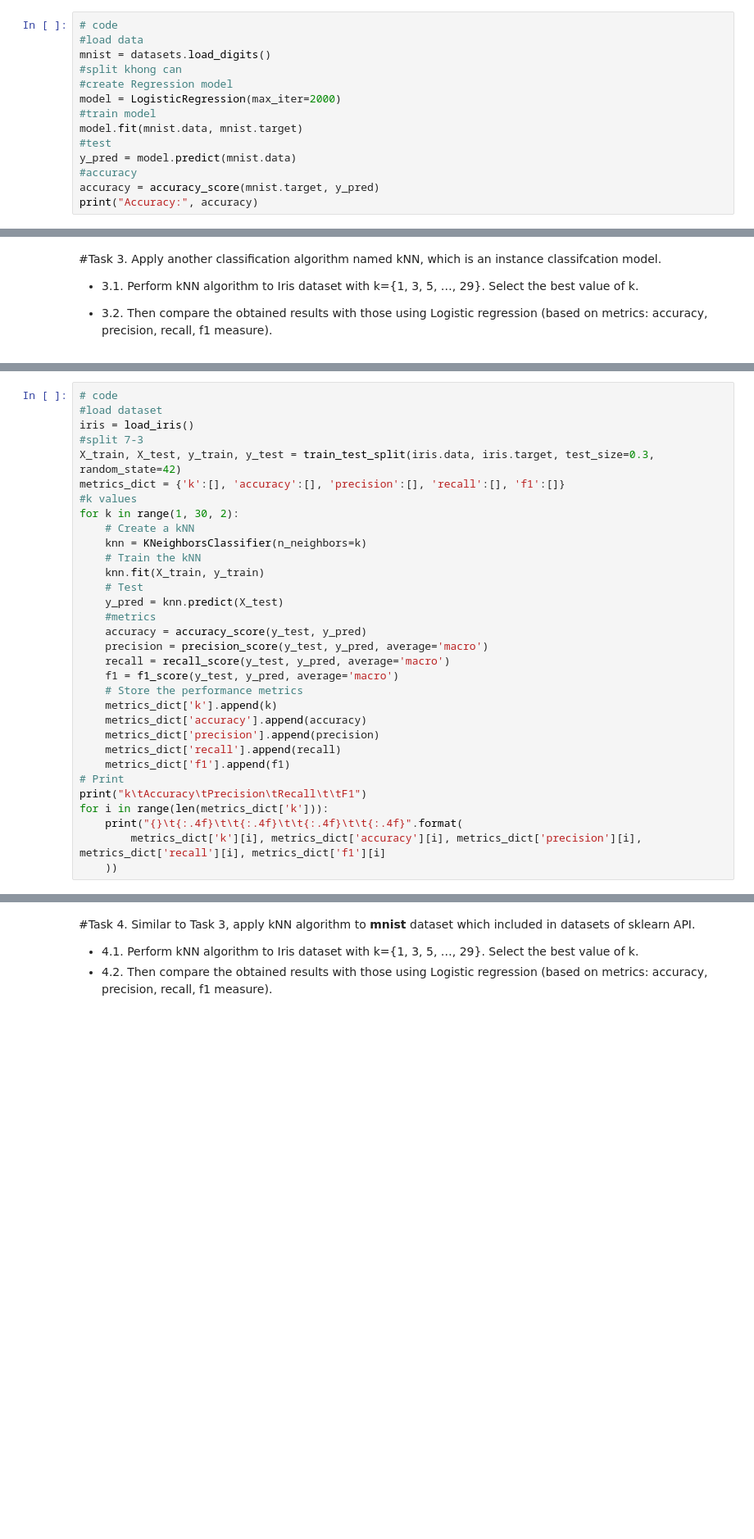
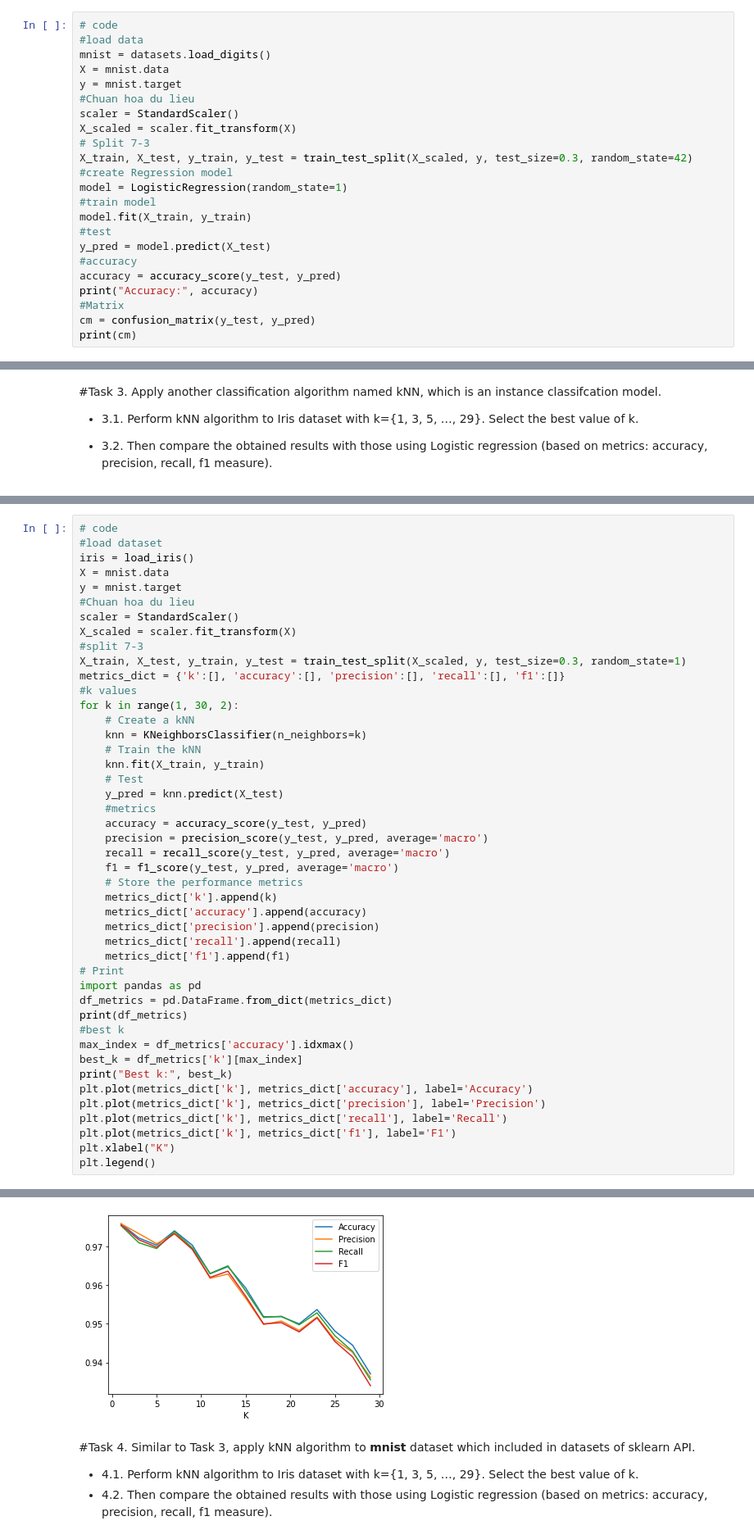
Before and after one commit to NguyenDacCuong2604/ML, a Jupyter notebook: Lab_4_20130215_NguyenDacCuong.ipynb, the cells around one changed output, grey strips where cells are left out. Shown at 82% size. Drawn from its saved outputs; the diff is of its cells as text; blank space fills up the shorter version.

```diff
--- a/Lab_4_20130215_NguyenDacCuong.ipynb
+++ b/Lab_4_20130215_NguyenDacCuong.ipynb
@@ -59,14 +68,23 @@ from sklearn.metrics import accuracy_score
 # code
 #load data
 mnist = datasets.load_digits()
-#split khong can
+X = mnist.data
+y = mnist.target
+#Chuan hoa du lieu
+scaler = StandardScaler()
+X_scaled = scaler.fit_transform(X)
+# Split 7-3
+X_train, X_test, y_train, y_test = train_test_split(X_scaled, y, test_size=0.3, random_state=42)
 #create Regression model
-model = LogisticRegression(max_iter=2000)
+model = LogisticRegression(random_state=1)
 #train model
-model.fit(mnist.data, mnist.target)
+model.fit(X_train, y_train)
 #test
-y_pred = model.predict(mnist.data)
+y_pred = model.predict(X_test)
 #accuracy
-accuracy = accuracy_score(mnist.target, y_pred)
+accuracy = accuracy_score(y_test, y_pred)
 print("Accuracy:", accuracy)
+#Matrix
+cm = confusion_matrix(y_test, y_pred)
+print(cm)
 # %% [output]
@@ -88,8 +118,13 @@ from sklearn.model_selection import train_test_split
 # code
 #load dataset
 iris = load_iris()
+X = mnist.data
+y = mnist.target
+#Chuan hoa du lieu
+scaler = StandardScaler()
+X_scaled = scaler.fit_transform(X)
 #split 7-3
-X_train, X_test, y_train, y_test = train_test_split(iris.data, iris.target, test_size=0.3, random_state=42)
+X_train, X_test, y_train, y_test = train_test_split(X_scaled, y, test_size=0.3, random_state=1)
 metrics_dict = {'k':[], 'accuracy':[], 'precision':[], 'recall':[], 'f1':[]}
 #k values
 for k in range(1, 30, 2):
@@ -111,9 +146,17 @@ for k in range(1, 30, 2):
     metrics_dict['recall'].append(recall)
     metrics_dict['f1'].append(f1)
 # Print
-print("k\tAccuracy\tPrecision\tRecall\t\tF1")
-for i in range(len(metrics_dict['k'])):
-    print("{}\t{:.4f}\t\t{:.4f}\t\t{:.4f}\t\t{:.4f}".format(
-        metrics_dict['k'][i], metrics_dict['accuracy'][i], metrics_dict['precision'][i], metrics_dict['recall'][i], metrics_dict['f1'][i]
-    ))
+import pandas as pd
+df_metrics = pd.DataFrame.from_dict(metrics_dict)
+print(df_metrics)
+#best k
+max_index = df_metrics['accuracy'].idxmax()
+best_k = df_metrics['k'][max_index]
+print("Best k:", best_k)
+plt.plot(metrics_dict['k'], metrics_dict['accuracy'], label='Accuracy')
+plt.plot(metrics_dict['k'], metrics_dict['precision'], label='Precision')
+plt.plot(metrics_dict['k'], metrics_dict['recall'], label='Recall')
+plt.plot(metrics_dict['k'], metrics_dict['f1'], label='F1')
+plt.xlabel("K")
+plt.legend()
 # %% [output]
@@ -136,3 +181,4 @@ k       Accuracy        Precision       Recall          F1
+[figure, added]
 # %% [markdown]
 #Task 4.
 Similar to Task 3, apply kNN algorithm to **mnist** dataset which included in datasets of sklearn API.
```
Also changed, not shown: parts of 13 cells of this notebook.
